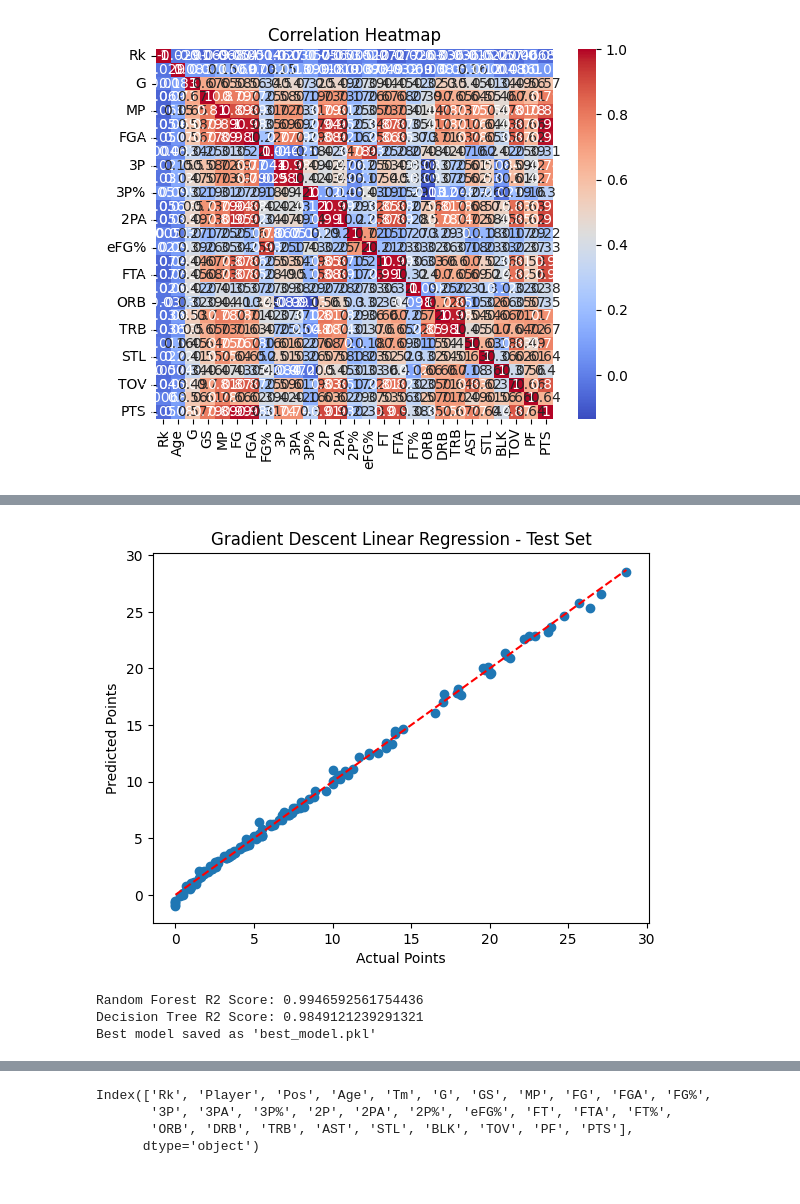
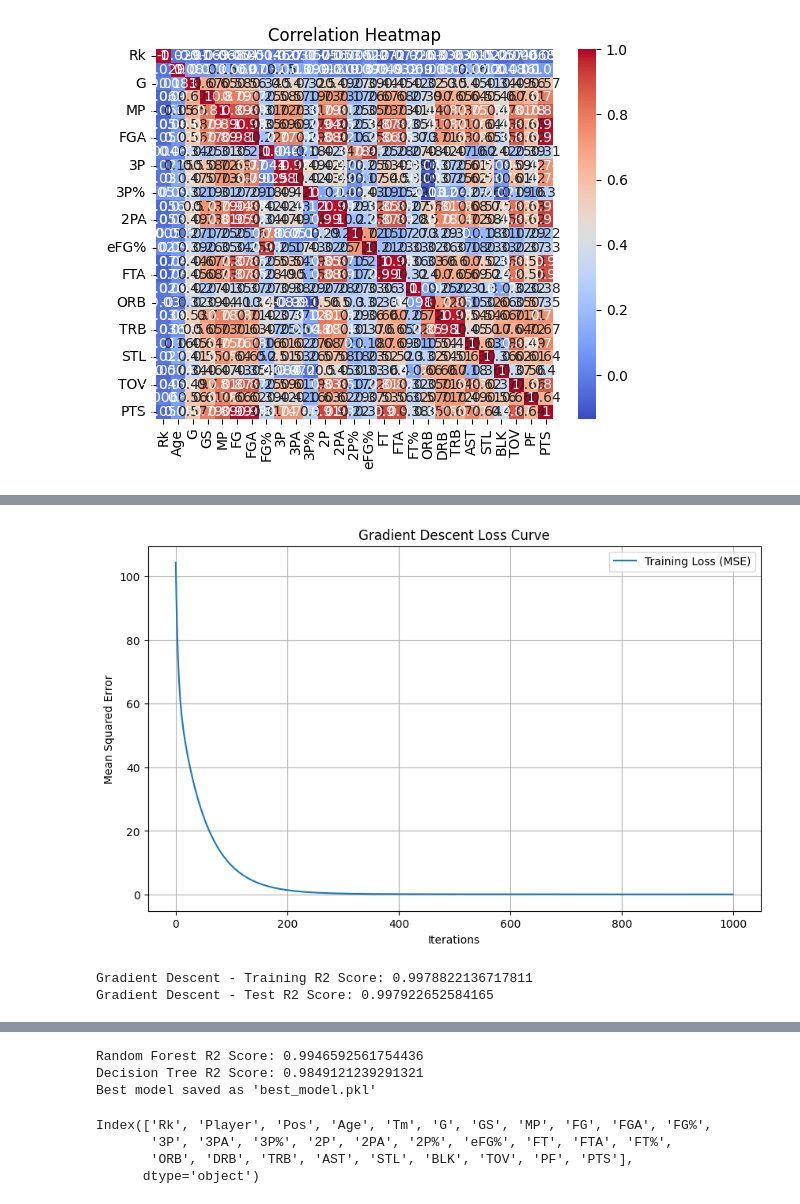
Before and after one commit to ktanguy/modelnotebook_summative, a Jupyter notebook: model.ipynb, the cells around one changed output, grey strips where cells are left out. Saved outputs shown, nothing was run; the diff lists cells and outputs as text; code cells hidden in the pictures.

```diff
--- a/model.ipynb
+++ b/model.ipynb
@@ -55,24 +55,44 @@ class LinearRegressionGD:
         self.iterations = iterations
         self.weights = None
         self.bias = None
+        self.loss_history = []
 
     def fit(self, X, y):
         n_samples, n_features = X.shape
         self.weights = np.zeros(n_features)
         self.bias = 0
 
-        for _ in range(self.iterations):
+        for i in range(self.iterations):
             y_predicted = np.dot(X, self.weights) + self.bias
             dw = (1 / n_samples) * np.dot(X.T, (y_predicted - y))
             db = (1 / n_samples) * np.sum(y_predicted - y)
             self.weights -= self.learning_rate * dw
             self.bias -= self.learning_rate * db
 
+            # Calculate and store MSE
+            mse = np.mean((y_predicted - y)**2)
+            self.loss_history.append(mse)
+
+            # Print progress every 100 iterations
+            if i % 100 == 0:
+                print(f"Iteration {i}: Loss = {mse:.2f}")
+
     def predict(self, X):
         return np.dot(X, self.weights) + self.bias
 
+# Initialize and train model with loss tracking
 lr_gd = LinearRegressionGD(learning_rate=0.01, iterations=1000)
 lr_gd.fit(X_train_scaled, y_train.values)
+
+# Plot the loss curve
+plt.figure(figsize=(10, 6))
+plt.plot(lr_gd.loss_history, label='Training Loss (MSE)')
+plt.title('Gradient Descent Loss Curve')
+plt.xlabel('Iterations')
+plt.ylabel('Mean Squared Error')
+plt.legend()
+plt.grid(True)
+plt.show()
 
 # Predictions and Evaluation
 y_pred_train = lr_gd.predict(X_train_scaled)
@@ -132,4 +160,3 @@ Gradient Descent - Test R2 Score: 0.997922652584165
-[figure, old version]
+[figure, new version]
-Random Forest R2 Score: 0.9946592561754436
-Decision Tree R2 Score: 0.9849121239291321
-Best model saved as 'best_model.pkl'
+Gradient Descent - Training R2 Score: 0.9978822136717811
+Gradient Descent - Test R2 Score: 0.997922652584165
@@ -136,3 +164,6 @@ Best model saved as 'best_model.pkl'
+Random Forest R2 Score: 0.9946592561754436
+Decision Tree R2 Score: 0.9849121239291321
+Best model saved as 'best_model.pkl'
 # %%
 print(df.columns)
 # %% [output]
```
Also changed, not shown: parts of 1 cell of this notebook, 1 other file.
